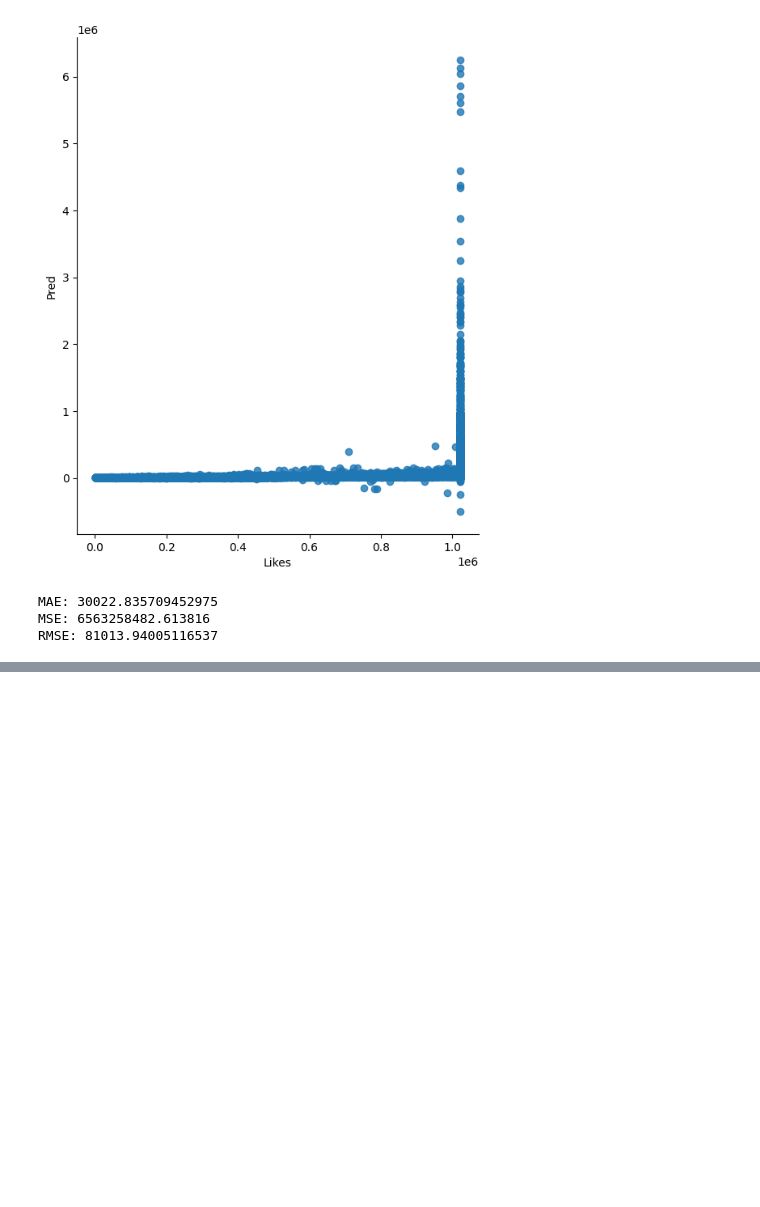
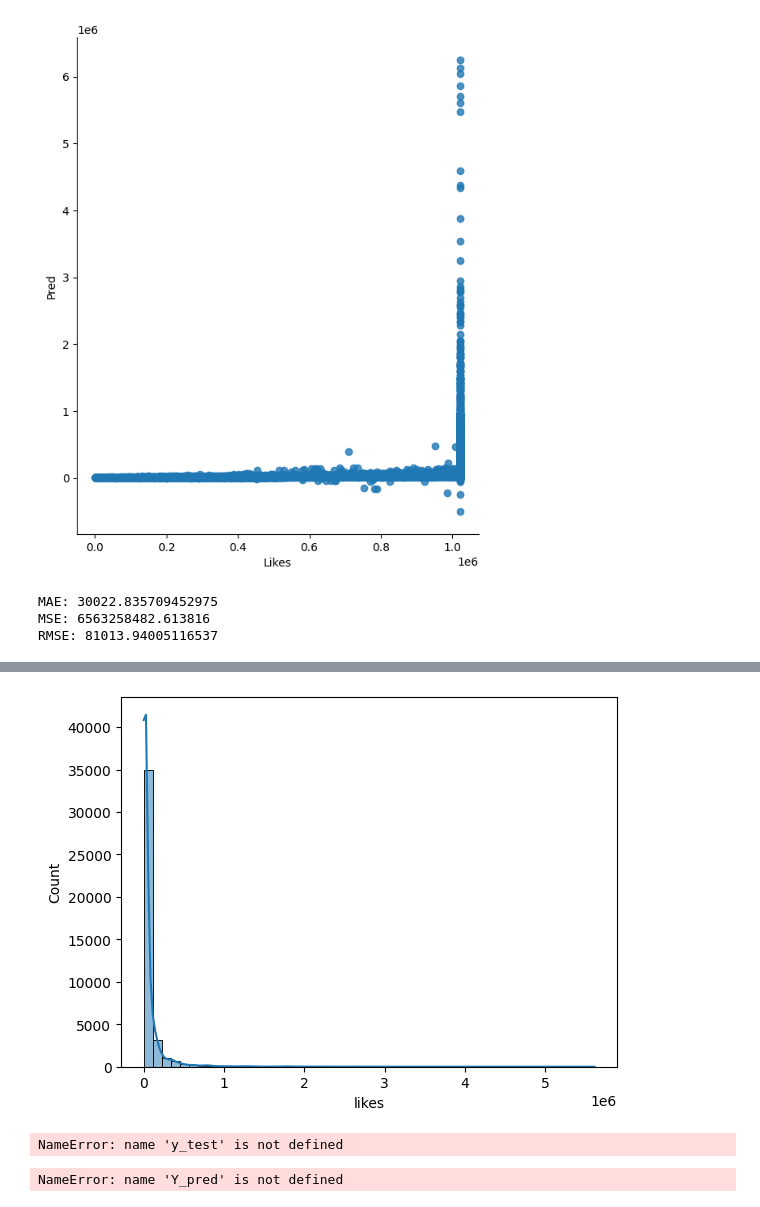
Before and after one commit to Crostz/FDS-2025-1-258, a Jupyter notebook: Proyecto/Analisis.ipynb, the cells around one changed output, grey strips where cells are left out. Drawn from its saved outputs; the diff is of its cells as text; code cells hidden in the pictures; blank space fills up the shorter version.

```diff
--- a/Proyecto/Analisis.ipynb
+++ b/Proyecto/Analisis.ipynb
@@ -251,3 +388,21 @@ RMSE: 81013.94005116537
+# %%
+# Probando una distribución de likes
+sns.histplot(df["likes"], kde=True, bins=50)
+plt.show()
+# %% [output]
+[figure, added]
+# %%
+error_log = metrics.mean_squared_error(y_test, Y_pred, squared=False)
+#  CREO QUE NO SIRVE
+# %% [output]
+NameError: name 'y_test' is not defined
+# %%
+# Al notar una distribución sesgada, muy derechosa para mi gusto, transformamos la variable objeto a log1p
+df["likes"] = np.log1p(df["likes"])
+likes_pred = np.expm1(Y_pred)
+# NO ME SIRVIÓ EN NADA
+# %% [output]
+NameError: name 'Y_pred' is not defined
 # %%
 # Al haber una gran distribución desigual, se aplicará una transformación
 df["likes"] = np.log(df["likes"] + 1)  # Se agrega 1 para evitar log(0)
```
Also changed, not shown: parts of 46 cells of this notebook.
